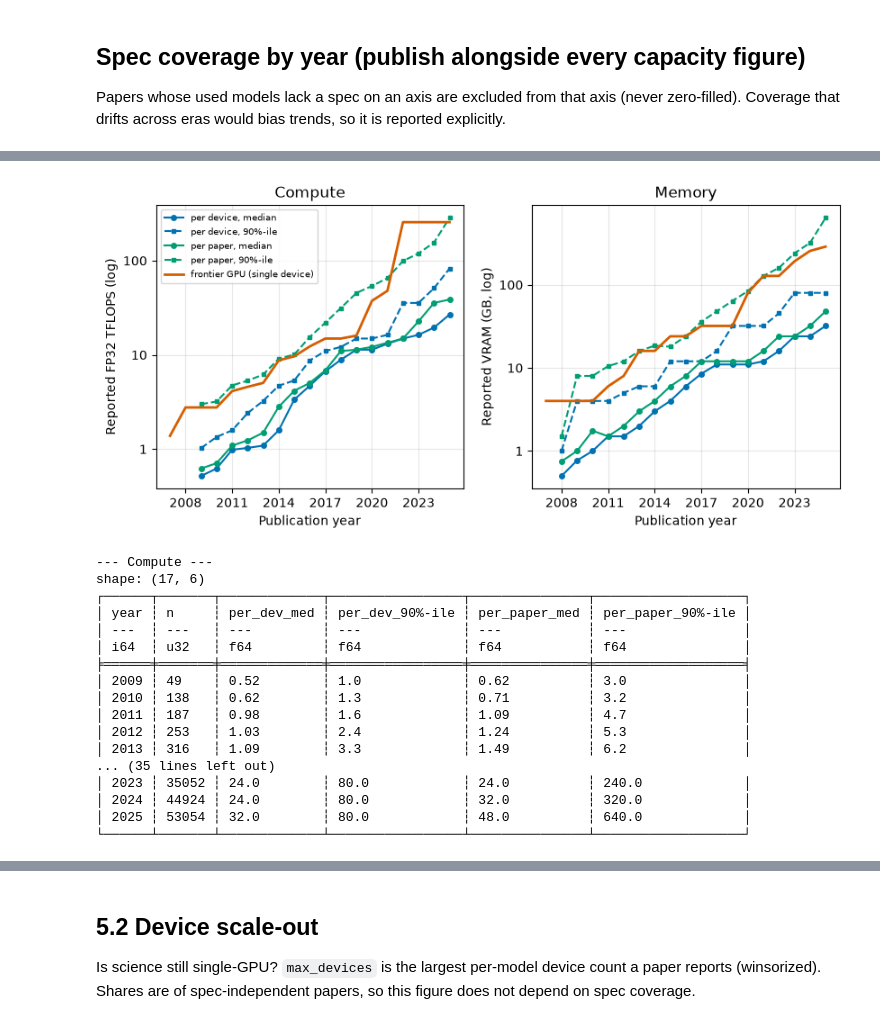
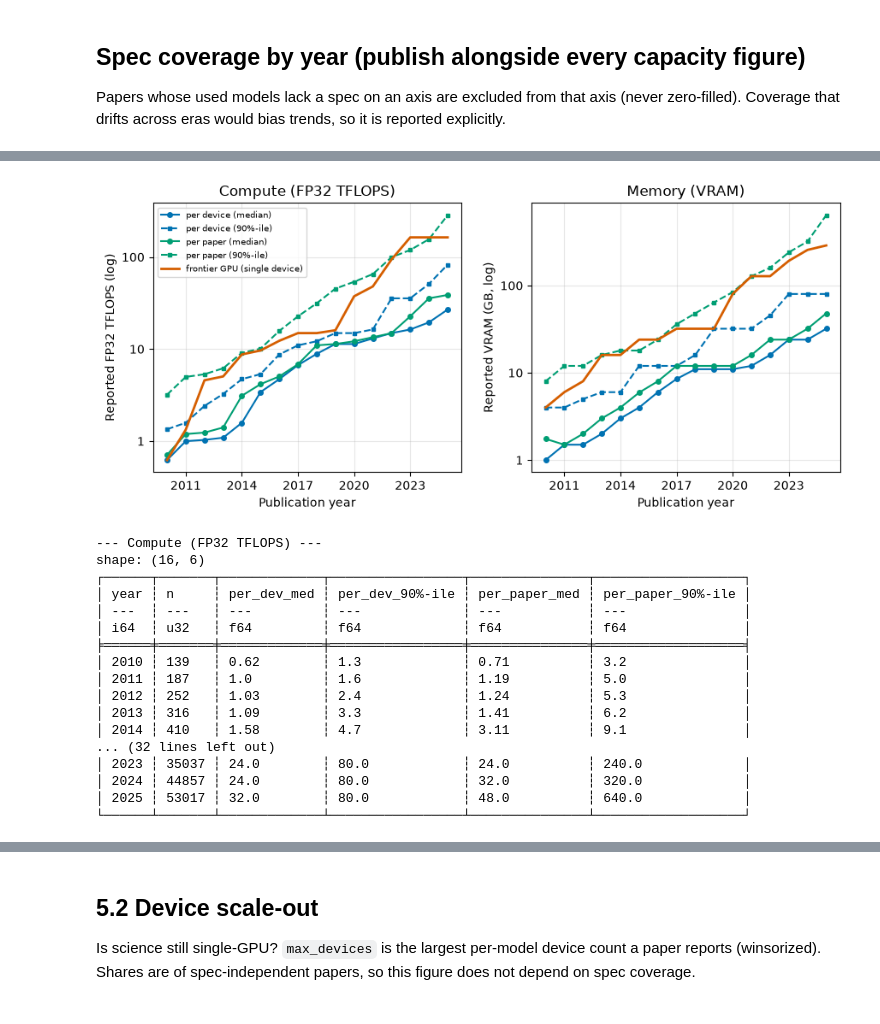
Before and after one commit to tgebhart/accelscan, a Jupyter notebook: notebooks/capacity.ipynb, the cells around one changed output, grey strips where cells are left out. Drawn from its saved outputs; the diff is of its cells as text; code cells hidden in the pictures.

```diff
--- a/notebooks/capacity.ipynb
+++ b/notebooks/capacity.ipynb
@@ -41,7 +42,7 @@ setup_figures('capacity')
 # %%
 COUNT_POLICY = 'floor1'      # 'floor1' (primary) | 'explicit' (robustness)
 MODEL_TAG, PROMPT_VERSION = 'qwen3-14b', 'p1'
-YEAR_MIN, YEAR_MAX = 2005, 2025
+YEAR_MIN, YEAR_MAX = 2010, 2025
 LOCAL_CAPACITY = None        # e.g. 'output/compute_smoke' to read a local smoke run
 LOCAL_PRECISION = None       # e.g. 'output/precision_smoke'
 MIN_PAPERS_PER_YEAR = 25     # suppress year points with too little support
@@ -185,69 +200,73 @@ def capacity_by_year(col: str, missing_flag: str) -> pl.DataFrame:
 
 # Per-device counterparts: the frontier is a single-device spec, so the paper-side
 # quantity has to be per device too (device-weighted mean for mixed-hardware papers).
+# per_device_tdp_w is still computed here -- the Appendix at the end of this
+# notebook plots Power (TDP) on its own; see that section for why it was pulled
+# out of the main-text figures.
 cap = cap.with_columns(
     per_device_fp32_gflops=pl.col('reported_fp32_gflops') / pl.col('total_devices'),
-    per_device_vram_gb=pl.col('reported_vram_gb') / pl.col('total_devices'))
+    per_device_vram_gb=pl.col('reported_vram_gb') / pl.col('total_devices'),
+    per_device_tdp_w=pl.col('reported_tdp_w') / pl.col('total_devices'))
 
 C_DEV, C_PAPER = '#0072B2', '#009E73'      # quantity: per device vs per paper
 PANELS = [  # per-device col, per-paper col, missing flag, spec col, scale, ylabel, title
     ('per_device_fp32_gflops', 'reported_fp32_gflops', 'spec_missing_fp32',
-     'fp32_gflops', 1000, 'Reported FP32 TFLOPS (log)', 'Compute'),
+     'fp32_gflops', 1000, 'Reported FP32 TFLOPS (log)', 'Compute (FP32 TFLOPS)'),
     ('per_device_vram_gb', 'reported_vram_gb', 'spec_missing_vram',
-     'vram_gb', 1, 'Reported VRAM (GB, log)', 'Memory'),
+     'vram_gb', 1, 'Reported VRAM (GB, log)', 'Memory (VRAM)'),
 ]
 tables = {}
-fig, axes = plt.subplots(1, 2, figsize=(8.5, 4.1))
+fig, axes = plt.subplots(1, 2, figsize=(9, 4.1))
 for ax, (pdc, ppc, flag, spec, scale, ylab, ttl) in zip(axes, PANELS):
     per_dev, per_paper = capacity_by_year(pdc, flag), capacity_by_year(ppc, flag)
     for d, color, name in ((per_dev, C_DEV, 'per device'),
                            (per_paper, C_PAPER, 'per paper')):
         ax.plot(d['year'], d['med'] / scale, marker='o', ms=4, color=color,
-                label=f'{name}, median')
+                label=f'{name} (median)')
         ax.plot(d['year'], d['p90'] / scale, marker='s', ms=3.5, ls='--', color=color,
-                label=f'{name}, 90%-ile')
+                label=f'{name} (90%-ile)')
     fr = frontier(spec)
     ax.plot(fr['year'], fr['frontier'] / scale, color=C_FRONT, lw=2,
             label='frontier GPU (single device)')
     ax.set_yscale('log')
     ax.yaxis.set_major_formatter(mticker.FuncFormatter(lambda v, _: f'{v:g}'))
     ax.set(xlabel='Publication year', ylabel=ylab, title=ttl)
     ax.grid(alpha=0.3)
     tables[ttl] = (per_dev, per_paper, scale)
 axes[0].legend(fontsize=7.5)     # both panels share the encoding, so one legend
 
 # fig.suptitle('Reported capacity per paper vs the vendor frontier')
 plt.tight_layout(); plt.show()
 
 with pl.Config(tbl_rows=20):
     for ttl, (per_dev, per_paper, scale) in tables.items():
         print(f'--- {ttl} ---')
         print(per_paper.join(per_dev.select('year', pd_med='med', pd_p90='p90'), on='year')
               .with_columns(per_dev_med=(pl.col('pd_med')/scale).round(2),
                             per_dev_p90=(pl.col('pd_p90')/scale).round(1),
                             per_paper_med=(pl.col('med')/scale).round(2),
                             per_paper_p90=(pl.col('p90')/scale).round(1))
               .select('year', 'n', 'per_dev_med', 'per_dev_p90',
                       'per_paper_med', 'per_paper_p90')
               # display-only headers; the internal p90 columns keep their identifiers
               .rename({'per_dev_p90': 'per_dev_90%-ile',
                        'per_paper_p90': 'per_paper_90%-ile'}))
 # %% [output]
-[figure, old version]
+[figure, new version]
---- Compute ---
-shape: (17, 6)
+--- Compute (FP32 TFLOPS) ---
+shape: (16, 6)
 ┌──────┬───────┬─────────────┬─────────────────┬───────────────┬───────────────────┐
 │ year ┆ n     ┆ per_dev_med ┆ per_dev_90%-ile ┆ per_paper_med ┆ per_paper_90%-ile │
 │ ---  ┆ ---   ┆ ---         ┆ ---             ┆ ---           ┆ ---               │
 │ i64  ┆ u32   ┆ f64         ┆ f64             ┆ f64           ┆ f64               │
 ╞══════╪═══════╪═════════════╪═════════════════╪═══════════════╪═══════════════════╡
-│ 2009 ┆ 49    ┆ 0.52        ┆ 1.0             ┆ 0.62          ┆ 3.0               │
-│ 2010 ┆ 138   ┆ 0.62        ┆ 1.3             ┆ 0.71          ┆ 3.2               │
-│ 2011 ┆ 187   ┆ 0.98        ┆ 1.6             ┆ 1.09          ┆ 4.7               │
-│ 2012 ┆ 253   ┆ 1.03        ┆ 2.4             ┆ 1.24          ┆ 5.3               │
-│ 2013 ┆ 316   ┆ 1.09        ┆ 3.3             ┆ 1.49          ┆ 6.2               │
-... (35 lines left out)
-│ 2023 ┆ 35052 ┆ 24.0        ┆ 80.0            ┆ 24.0          ┆ 240.0             │
-│ 2024 ┆ 44924 ┆ 24.0        ┆ 80.0            ┆ 32.0          ┆ 320.0             │
-│ 2025 ┆ 53054 ┆ 32.0        ┆ 80.0            ┆ 48.0          ┆ 640.0             │
+│ 2010 ┆ 139   ┆ 0.62        ┆ 1.3             ┆ 0.71          ┆ 3.2               │
+│ 2011 ┆ 187   ┆ 1.0         ┆ 1.6             ┆ 1.19          ┆ 5.0               │
+│ 2012 ┆ 252   ┆ 1.03        ┆ 2.4             ┆ 1.24          ┆ 5.3               │
+│ 2013 ┆ 316   ┆ 1.09        ┆ 3.3             ┆ 1.41          ┆ 6.2               │
+│ 2014 ┆ 410   ┆ 1.58        ┆ 4.7             ┆ 3.11          ┆ 9.1               │
+... (32 lines left out)
+│ 2023 ┆ 35037 ┆ 24.0        ┆ 80.0            ┆ 24.0          ┆ 240.0             │
+│ 2024 ┆ 44857 ┆ 24.0        ┆ 80.0            ┆ 32.0          ┆ 320.0             │
+│ 2025 ┆ 53017 ┆ 32.0        ┆ 80.0            ┆ 48.0          ┆ 640.0             │
 └──────┴───────┴─────────────┴─────────────────┴───────────────┴───────────────────┘
```
Also changed, not shown: parts of 37 cells of this notebook, 24 other files.
